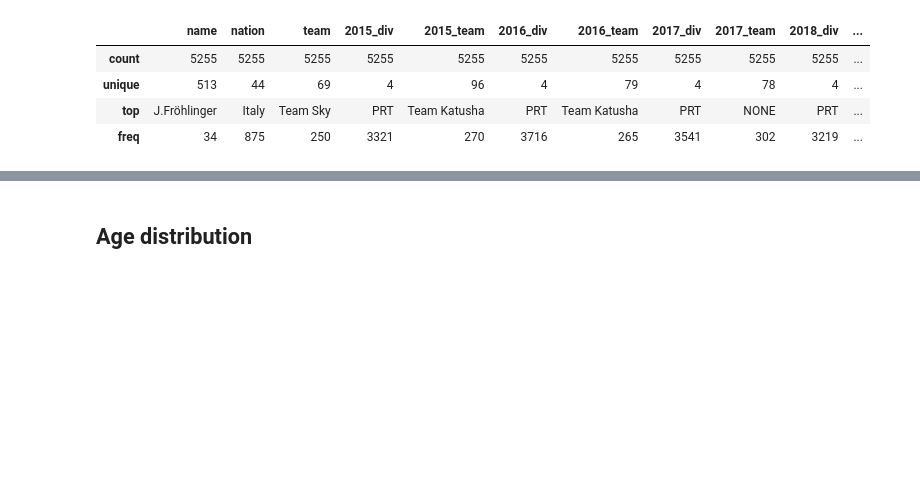
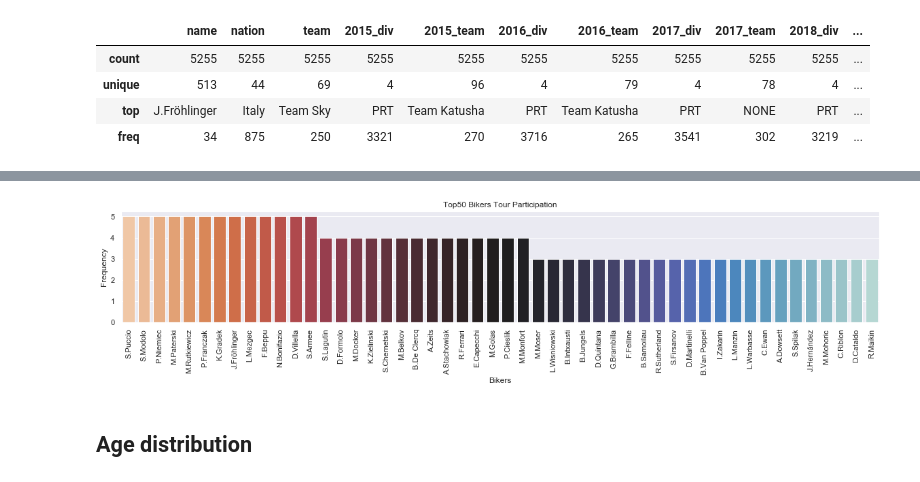
Before and after one commit to norbertstrzelecki/tour_de_pologne_top10, a Jupyter notebook: tdp_2_3_data_statistics_visualization.ipynb, the cells around one changed output, grey strips where cells are left out. Saved outputs shown, nothing was run; the diff lists cells and outputs as text; code cells hidden in the pictures; blank space fills up the shorter version.

```diff
--- a/tdp_2_3_data_statistics_visualization.ipynb
+++ b/tdp_2_3_data_statistics_visualization.ipynb
@@ -92,3 +110,20 @@ biker_class.describe(include='object')
+# %%
+part_distribution = biker_class[['name','year']].drop_duplicates().groupby('name').count()\
+                                                .sort_values('year', ascending=False).reset_index().head(50)
+
+plt.figure(figsize=(20,3))
+sns.barplot(x='name', y='year',
+              data=part_distribution,
+              order=part_distribution['name'].values,
+              palette="icefire_r")
+plt.title('Top50 Bikers Tour Participation')
+plt.xticks(rotation=90)
+plt.ylabel('Frequency')
+plt.xlabel('Bikers')
+# plt.xlim(-1,50)
+plt.show()
+# %% [output]
+[figure, added]
 # %% [markdown]
 ## Age distribution
 # %%
```
Also changed, not shown: parts of 6 cells of this notebook.
